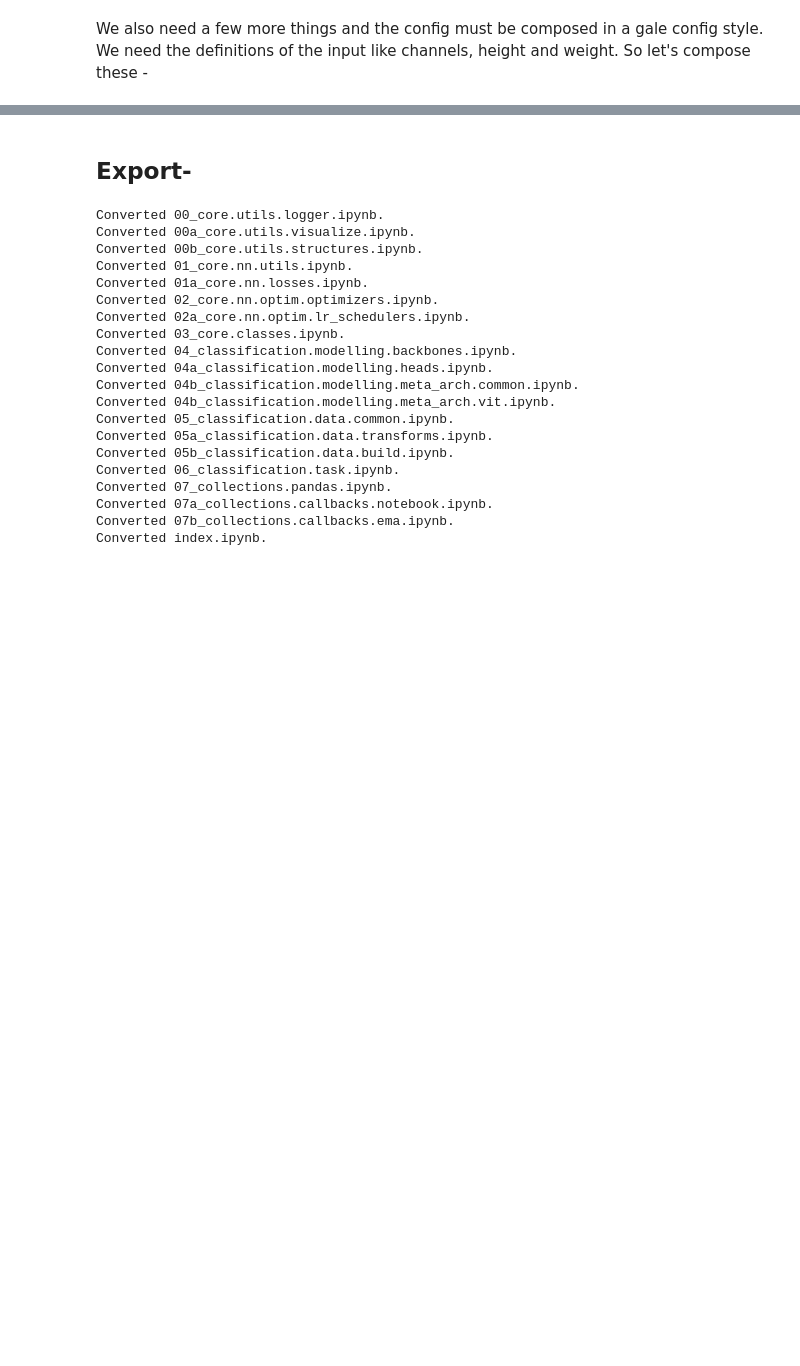
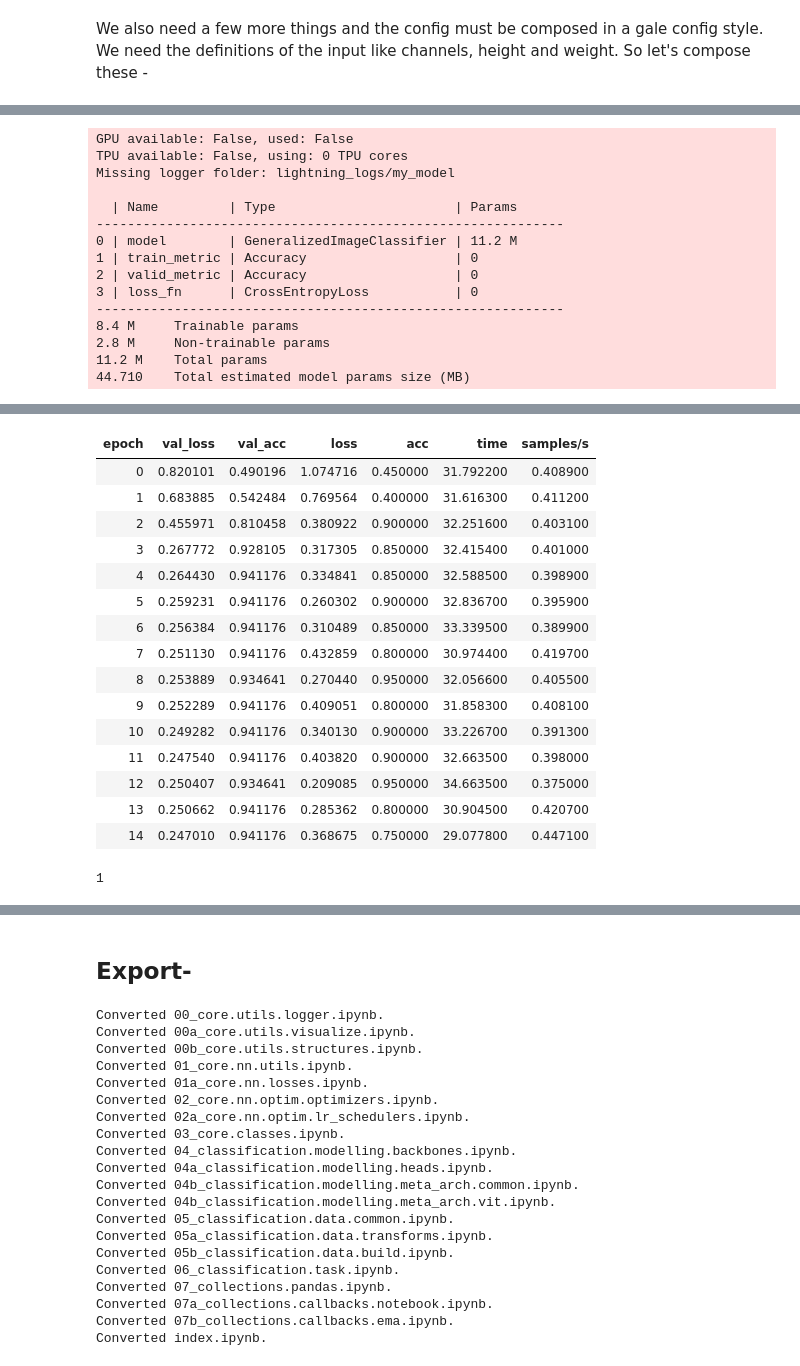
Before and after one commit to benihime91/gale, a Jupyter notebook: nbs/04b_classification.modelling.meta_arch.common.ipynb, the cells around one changed output, grey strips where cells are left out. Cells and saved outputs as stored; diff of their text form; code cells hidden in the pictures; blank space fills up the shorter version.

```diff
--- a/nbs/04b_classification.modelling.meta_arch.common.ipynb
+++ b/nbs/04b_classification.modelling.meta_arch.common.ipynb
@@ -279,0 +287,25 @@ o = m(inp)
+# %%
+# hide
+# fmt:off
+# Data augmentation and normalization for training
+# Just normalization for validation
+data_transforms = {
+    'train': T.Compose([
+        T.RandomResizedCrop(224),
+        T.RandomHorizontalFlip(),
+        T.ToTensor(),
+        T.Normalize([0.485, 0.456, 0.406], [0.229, 0.224, 0.225])
+    ]),
+    'val': T.Compose([
+        T.Resize(256),
+        T.CenterCrop(224),
+        T.ToTensor(),
+        T.Normalize([0.485, 0.456, 0.406], [0.229, 0.224, 0.225])
+    ]),
+}
+
+training_data = ImageFolder(data_path / "hymenoptera_data/train", transform=data_transforms["train"])
+validation_data = ImageFolder(data_path / "hymenoptera_data/val", transform=data_transforms["val"])
+
+train_dl = DataLoader(training_data, batch_size=32, shuffle=True)
+valid_dl = DataLoader(validation_data, batch_size=32, shuffle=False)
@@ -279,0 +350,33 @@ o = m(inp)
+# %%
+# hide
+# fmt:off
+# slow
+cbs = [
+    NotebookProgressCallback(),
+    pl.callbacks.LearningRateMonitor(logging_interval="step", log_momentum=True)
+]
+
+logger = pl.loggers.TensorBoardLogger(save_dir="lightning_logs/", name="my_model",
+                                      log_graph=True, default_hp_metric=False)
+
+trainer = pl.Trainer(max_epochs=15, callbacks=cbs, log_every_n_steps=1, logger=logger)
+model = GeneralizedImageClassifier.from_config_dict(conf)
+learn = Learner(model)
+
+trainer.fit(learn, train_dataloader=train_dl, val_dataloaders=valid_dl)
+# %% [output]
+GPU available: False, used: False
+TPU available: False, using: 0 TPU cores
+Missing logger folder: lightning_logs/my_model
+
+  | Name         | Type                       | Params
+------------------------------------------------------------
+0 | model        | GeneralizedImageClassifier | 11.2 M
+1 | train_metric | Accuracy                   | 0
+2 | valid_metric | Accuracy                   | 0
+3 | loss_fn      | CrossEntropyLoss           | 0
+------------------------------------------------------------
+8.4 M     Trainable params
+2.8 M     Non-trainable params
+11.2 M    Total params
+44.710    Total estimated model params size (MB)
@@ -279,0 +385,17 @@ o = m(inp)
+| epoch | val_loss | val_acc | loss | acc | time | samples/s |
+| 0 | 0.820101 | 0.490196 | 1.074716 | 0.450000 | 31.792200 | 0.408900 |
+| 1 | 0.683885 | 0.542484 | 0.769564 | 0.400000 | 31.616300 | 0.411200 |
+| 2 | 0.455971 | 0.810458 | 0.380922 | 0.900000 | 32.251600 | 0.403100 |
+| 3 | 0.267772 | 0.928105 | 0.317305 | 0.850000 | 32.415400 | 0.401000 |
+| 4 | 0.264430 | 0.941176 | 0.334841 | 0.850000 | 32.588500 | 0.398900 |
+| 5 | 0.259231 | 0.941176 | 0.260302 | 0.900000 | 32.836700 | 0.395900 |
+| 6 | 0.256384 | 0.941176 | 0.310489 | 0.850000 | 33.339500 | 0.389900 |
+| 7 | 0.251130 | 0.941176 | 0.432859 | 0.800000 | 30.974400 | 0.419700 |
+| 8 | 0.253889 | 0.934641 | 0.270440 | 0.950000 | 32.056600 | 0.405500 |
+| 9 | 0.252289 | 0.941176 | 0.409051 | 0.800000 | 31.858300 | 0.408100 |
+| 10 | 0.249282 | 0.941176 | 0.340130 | 0.900000 | 33.226700 | 0.391300 |
+| 11 | 0.247540 | 0.941176 | 0.403820 | 0.900000 | 32.663500 | 0.398000 |
+| 12 | 0.250407 | 0.934641 | 0.209085 | 0.950000 | 34.663500 | 0.375000 |
+| 13 | 0.250662 | 0.941176 | 0.285362 | 0.800000 | 30.904500 | 0.420700 |
+| 14 | 0.247010 | 0.941176 | 0.368675 | 0.750000 | 29.077800 | 0.447100 |
+1
```
Also changed, not shown: parts of 13 cells of this notebook, 33 other files.
